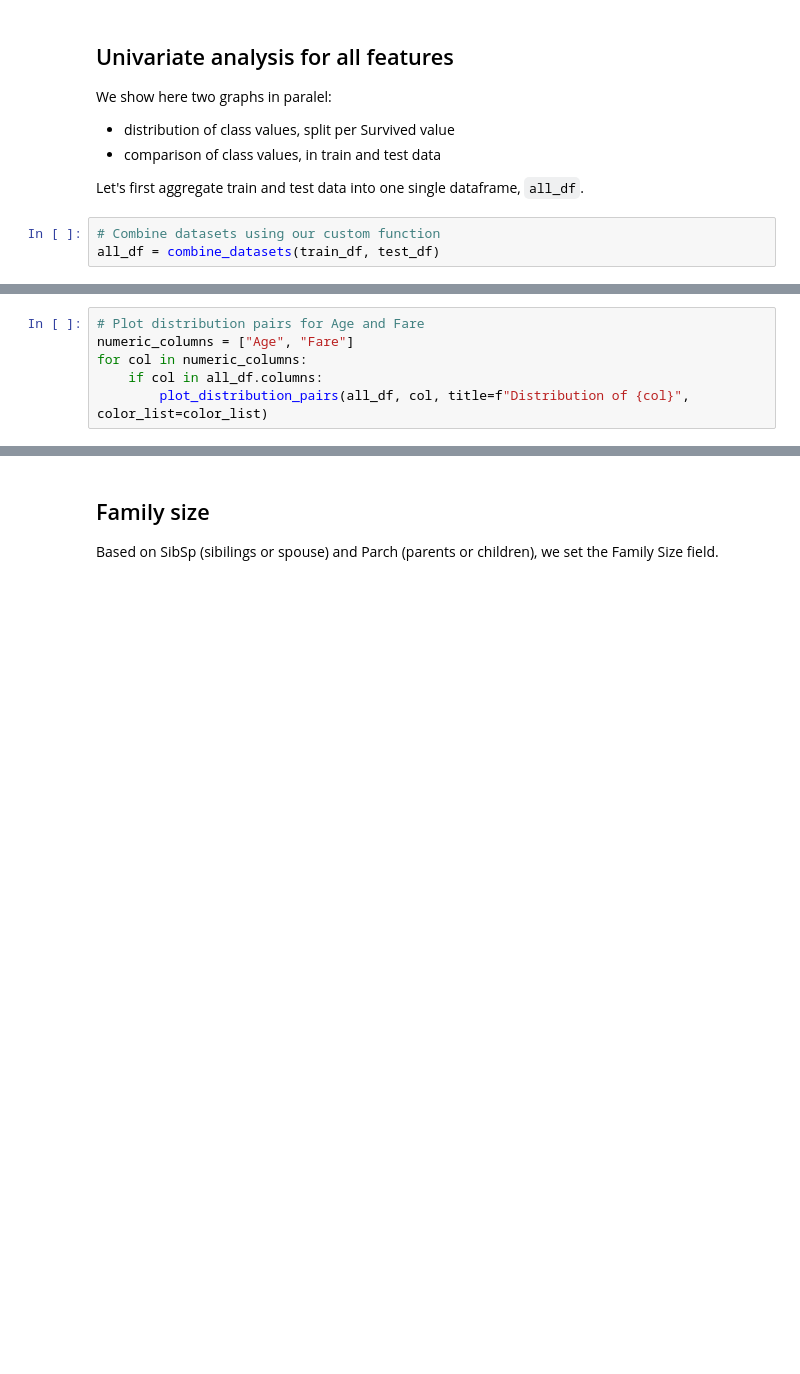
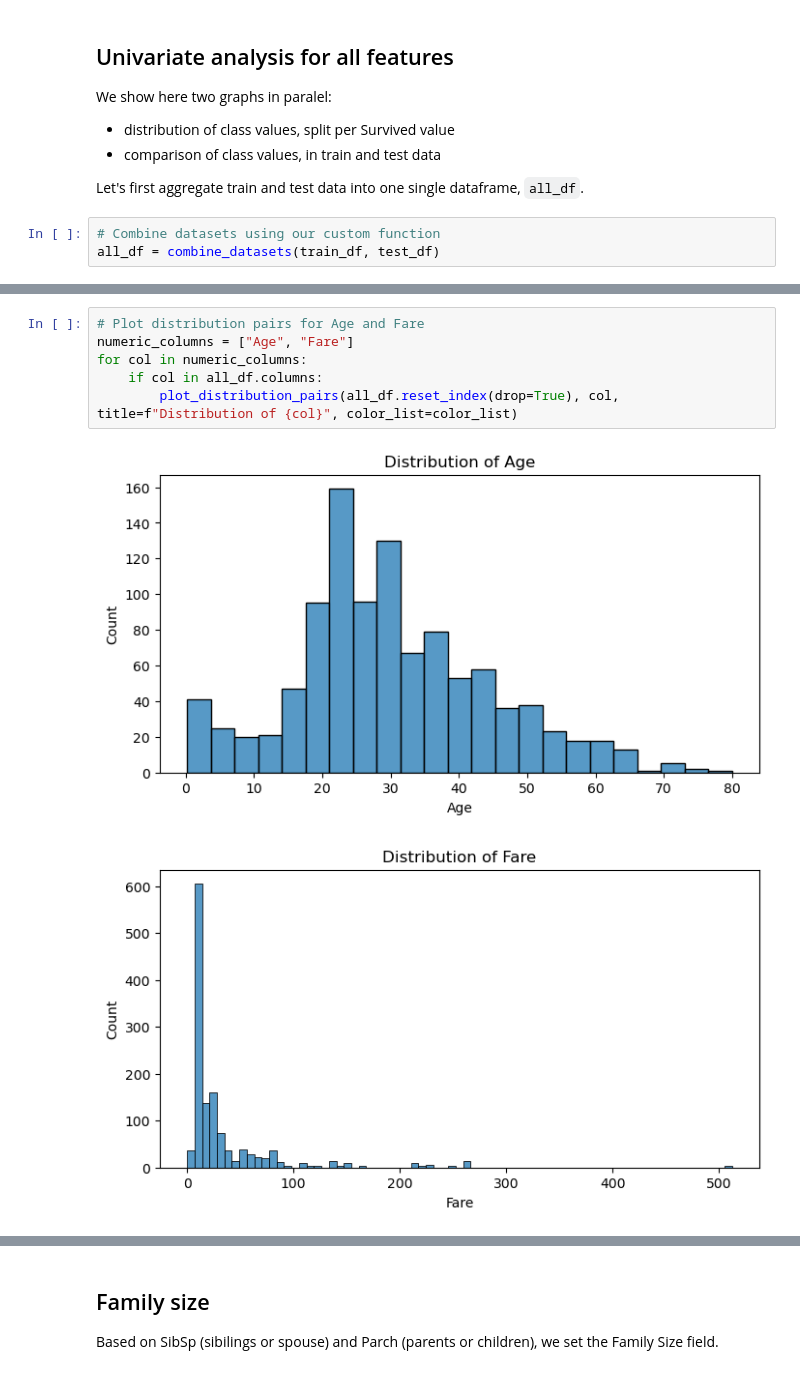
Before and after one commit to Bruno-He/ps1_ex4_nb_to_repo, a Jupyter notebook: notebooks/Titanic Data Journey.ipynb, the cells around one changed output, grey strips where cells are left out. Cells and saved outputs as stored; diff of their text form; blank space fills up the shorter version.

```diff
--- a/notebooks/Titanic Data Journey.ipynb
+++ b/notebooks/Titanic Data Journey.ipynb
@@ -195,9 +368,12 @@ for col in columns_to_plot:
 # %%
 # Plot distribution pairs for Age and Fare
 numeric_columns = ["Age", "Fare"]
 for col in numeric_columns:
     if col in all_df.columns:
-        plot_distribution_pairs(all_df, col, title=f"Distribution of {col}", color_list=color_list)
+        plot_distribution_pairs(all_df.reset_index(drop=True), col, title=f"Distribution of {col}", color_list=color_list)
+# %% [output]
+[figure, added]
+[figure, added]
 # %%
 # Plot distribution pairs for Age and Fare using "Survived" as hue
 numeric_columns = ["Age", "Fare"]
```
Also changed, not shown: parts of 33 cells of this notebook.
